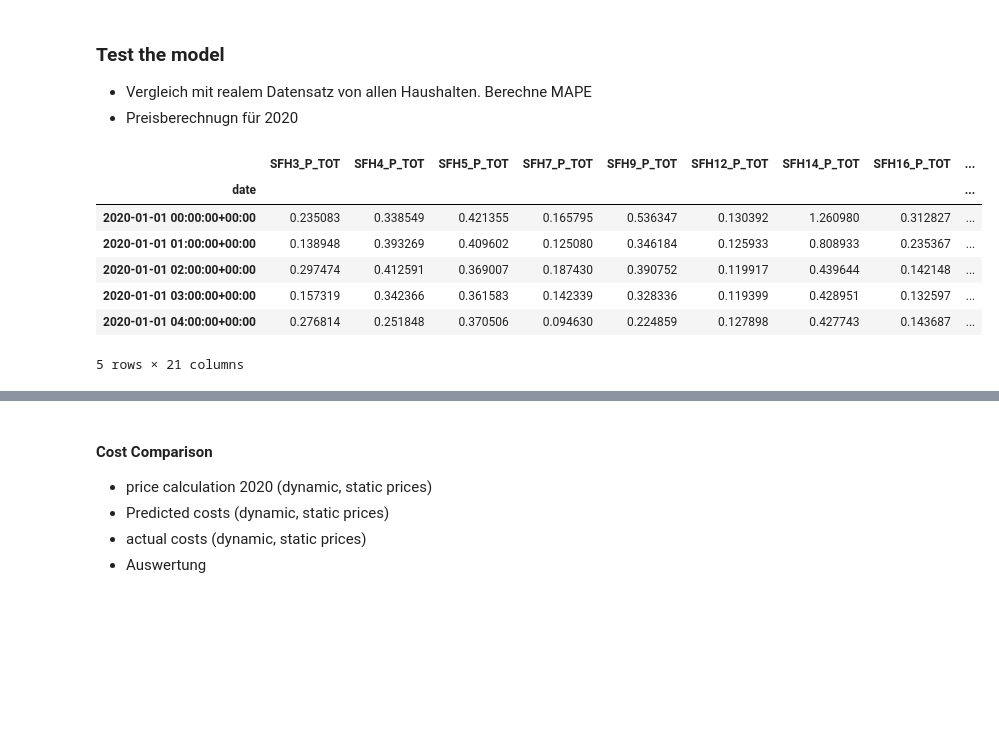
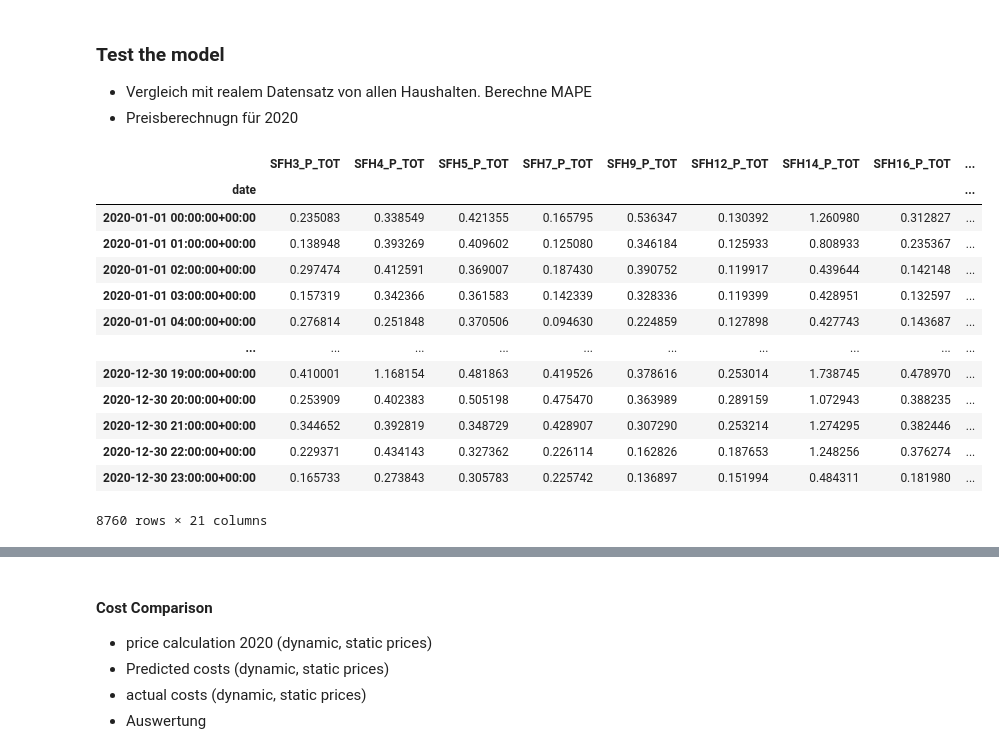
Before and after one commit to reschol/wattWise, a Jupyter notebook: load_profile_prediciton_2.ipynb, the cells around one changed output, grey strips where cells are left out. Cells and saved outputs as stored; diff of their text form; code cells hidden in the pictures; blank space fills up the shorter version.

Commit message:
Evaluation load forecast

```diff
--- a/load_profile_prediciton_2.ipynb
+++ b/load_profile_prediciton_2.ipynb
@@ -370,25 +370,36 @@ model1_prediciton_2020
 # %%
 # Define actual_load_profile2020
 actual_load_profile2020 = filtered_df_test
 
 # Display the actual load profile for 2020
 actual_load_profile2020.head()
 
 #Normalize to 3000 kWh
 for column in actual_load_profile2020.columns:
     actual_load_profile2020[column] = actual_load_profile2020[column] / actual_load_profile2020[column].sum() * 3000
 
 # Display the actual load profile for 2020
-actual_load_profile2020.head()
+
+
+#Save actual load profile for 2020 as csv in D:\Dokumente\Studium\20242025 WS\WattWise\Repo\wattWise\data as test_data_actual_load_profile_2020.csv
+actual_load_profile2020.to_csv(r'D:\Dokumente\Studium\20242025 WS\WattWise\Repo\wattWise\data\test_data_actual_load_profile_2020.csv', sep=';')
+
+actual_load_profile2020
 # %% [output]
 |  | SFH3_P_TOT | SFH4_P_TOT | SFH5_P_TOT | SFH7_P_TOT | SFH9_P_TOT | SFH12_P_TOT | SFH14_P_TOT | SFH16_P_TOT | ... |
 | date |  |  |  |  |  |  |  |  | ... |
 | 2020-01-01 00:00:00+00:00 | 0.235083 | 0.338549 | 0.421355 | 0.165795 | 0.536347 | 0.130392 | 1.260980 | 0.312827 | ... |
 | 2020-01-01 01:00:00+00:00 | 0.138948 | 0.393269 | 0.409602 | 0.125080 | 0.346184 | 0.125933 | 0.808933 | 0.235367 | ... |
 | 2020-01-01 02:00:00+00:00 | 0.297474 | 0.412591 | 0.369007 | 0.187430 | 0.390752 | 0.119917 | 0.439644 | 0.142148 | ... |
 | 2020-01-01 03:00:00+00:00 | 0.157319 | 0.342366 | 0.361583 | 0.142339 | 0.328336 | 0.119399 | 0.428951 | 0.132597 | ... |
 | 2020-01-01 04:00:00+00:00 | 0.276814 | 0.251848 | 0.370506 | 0.094630 | 0.224859 | 0.127898 | 0.427743 | 0.143687 | ... |
+| ... | ... | ... | ... | ... | ... | ... | ... | ... | ... |
+| 2020-12-30 19:00:00+00:00 | 0.410001 | 1.168154 | 0.481863 | 0.419526 | 0.378616 | 0.253014 | 1.738745 | 0.478970 | ... |
+| 2020-12-30 20:00:00+00:00 | 0.253909 | 0.402383 | 0.505198 | 0.475470 | 0.363989 | 0.289159 | 1.072943 | 0.388235 | ... |
+| 2020-12-30 21:00:00+00:00 | 0.344652 | 0.392819 | 0.348729 | 0.428907 | 0.307290 | 0.253214 | 1.274295 | 0.382446 | ... |
+| 2020-12-30 22:00:00+00:00 | 0.229371 | 0.434143 | 0.327362 | 0.226114 | 0.162826 | 0.187653 | 1.248256 | 0.376274 | ... |
+| 2020-12-30 23:00:00+00:00 | 0.165733 | 0.273843 | 0.305783 | 0.225742 | 0.136897 | 0.151994 | 0.484311 | 0.181980 | ... |
-5 rows × 21 columns
+8760 rows × 21 columns
 # %%
 # NMAE
 def calculate_nmae(actual_df, predicted_df):
```
Also changed, not shown: 3 other files.
